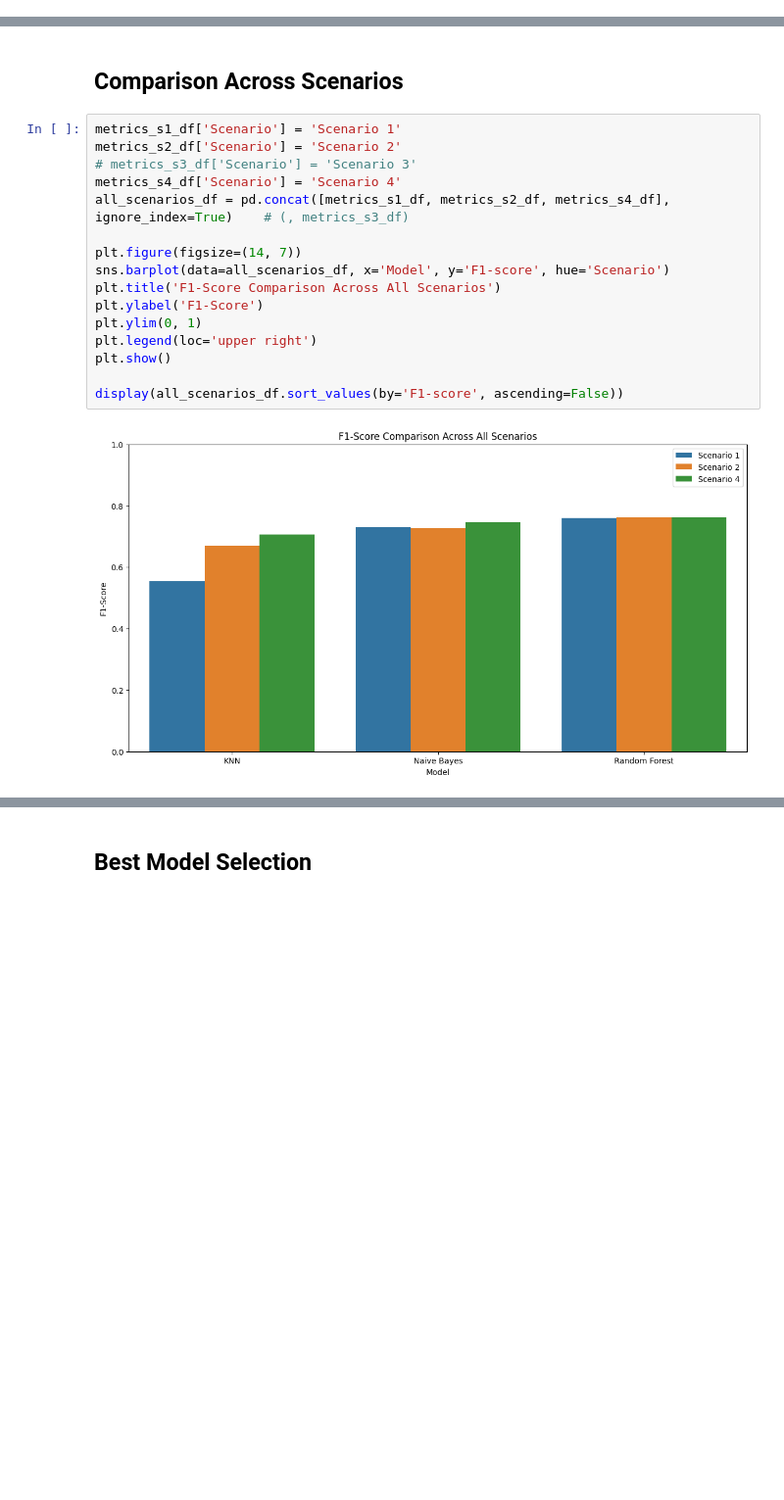
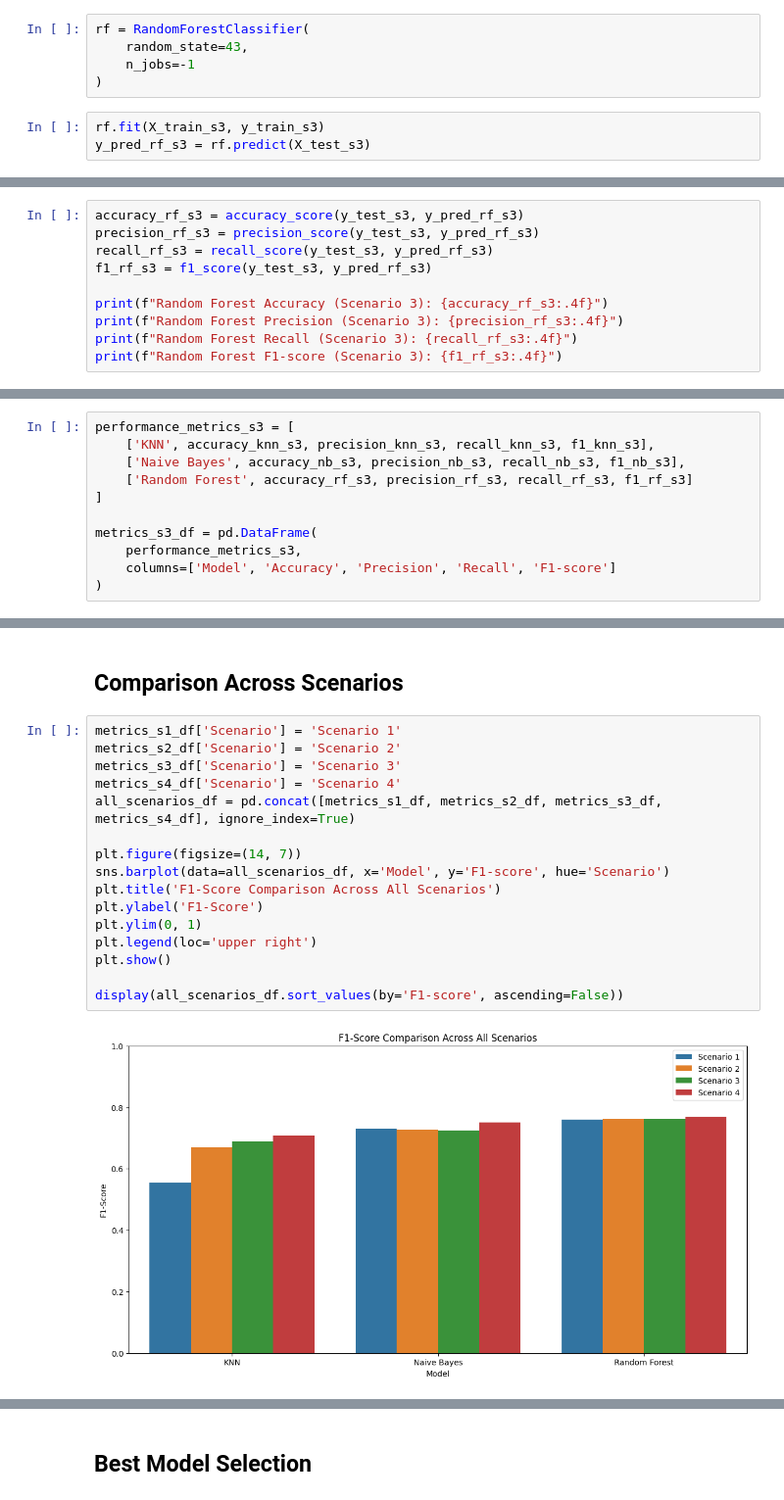
Before and after one commit to hisyamssyr/FP-Machine-Learning, a Jupyter notebook: employee_atrition_prediction.ipynb, the cells around one changed output, grey strips where cells are left out. Shown at 98% size. Saved outputs shown, nothing was run; the diff lists cells and outputs as text; blank space fills up the shorter version.

Commit message:
Kaggle Notebook | Final Project Machine Learning | All | Fix scenario 4 error

```diff
--- a/employee_atrition_prediction.ipynb
+++ b/employee_atrition_prediction.ipynb
@@ -843,0 +914,8 @@ plt.show()
+# %%
+rf = RandomForestClassifier(
+    random_state=43,
+    n_jobs=-1
+)
+# %%
+rf.fit(X_train_s3, y_train_s3)
+y_pred_rf_s3 = rf.predict(X_test_s3)
@@ -843,0 +929,10 @@ plt.show()
+# %%
+accuracy_rf_s3 = accuracy_score(y_test_s3, y_pred_rf_s3)
+precision_rf_s3 = precision_score(y_test_s3, y_pred_rf_s3)
+recall_rf_s3 = recall_score(y_test_s3, y_pred_rf_s3)
+f1_rf_s3 = f1_score(y_test_s3, y_pred_rf_s3)
+
+print(f"Random Forest Accuracy (Scenario 3): {accuracy_rf_s3:.4f}")
+print(f"Random Forest Precision (Scenario 3): {precision_rf_s3:.4f}")
+print(f"Random Forest Recall (Scenario 3): {recall_rf_s3:.4f}")
+print(f"Random Forest F1-score (Scenario 3): {f1_rf_s3:.4f}")
@@ -843,0 +946,11 @@ plt.show()
+# %%
+performance_metrics_s3 = [
+    ['KNN', accuracy_knn_s3, precision_knn_s3, recall_knn_s3, f1_knn_s3],
+    ['Naive Bayes', accuracy_nb_s3, precision_nb_s3, recall_nb_s3, f1_nb_s3],
+    ['Random Forest', accuracy_rf_s3, precision_rf_s3, recall_rf_s3, f1_rf_s3]
+]
+
+metrics_s3_df = pd.DataFrame(
+    performance_metrics_s3,
+    columns=['Model', 'Accuracy', 'Precision', 'Recall', 'F1-score']
+)
@@ -1130,19 +1267,19 @@ plt.show()
 # %%
 metrics_s1_df['Scenario'] = 'Scenario 1'
 metrics_s2_df['Scenario'] = 'Scenario 2'
-# metrics_s3_df['Scenario'] = 'Scenario 3'
+metrics_s3_df['Scenario'] = 'Scenario 3'
 metrics_s4_df['Scenario'] = 'Scenario 4'
-all_scenarios_df = pd.concat([metrics_s1_df, metrics_s2_df, metrics_s4_df], ignore_index=True)    # (, metrics_s3_df)
+all_scenarios_df = pd.concat([metrics_s1_df, metrics_s2_df, metrics_s3_df, metrics_s4_df], ignore_index=True)
 
 plt.figure(figsize=(14, 7))
 sns.barplot(data=all_scenarios_df, x='Model', y='F1-score', hue='Scenario')
 plt.title('F1-Score Comparison Across All Scenarios')
 plt.ylabel('F1-Score')
 plt.ylim(0, 1)
 plt.legend(loc='upper right')
 plt.show()
 
 display(all_scenarios_df.sort_values(by='F1-score', ascending=False))
 # %% [output]
-[figure, old version]
+[figure, new version]
 |  | Model | Accuracy | Precision | Recall | F1-score | Scenario |
```
Also changed, not shown: parts of 37 cells of this notebook.
